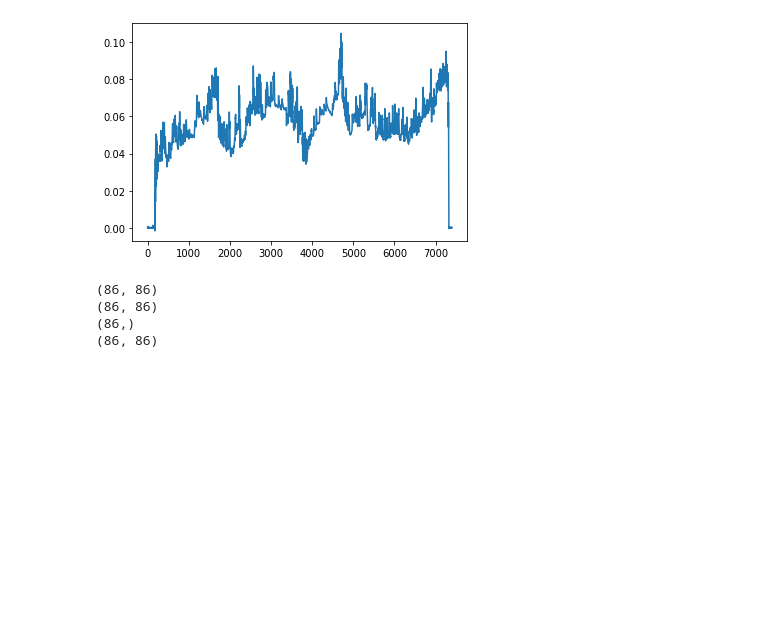
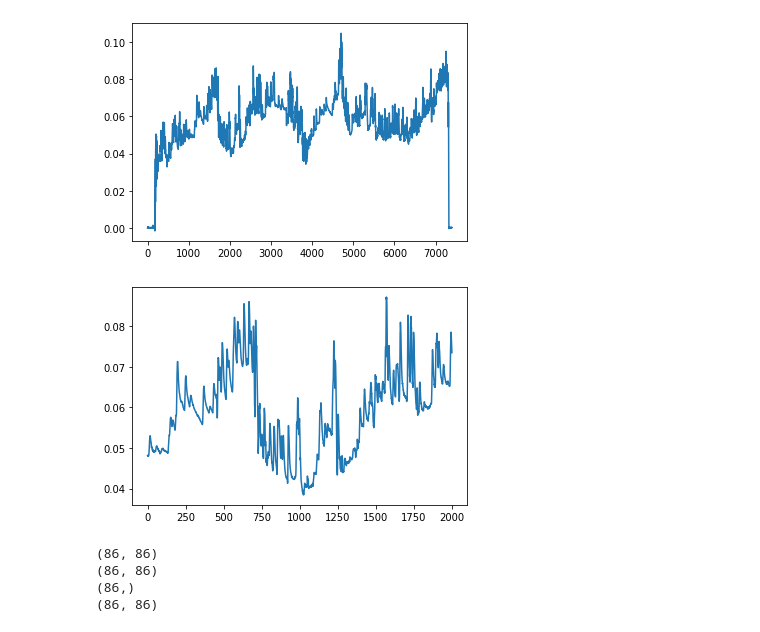
Before and after one commit to DigitalBiomarkerDiscoveryPipeline/Data-Compression-Toolbox, a Jupyter notebook: Baiying/code_m1-eda.ipynb, the cells around one changed output. Drawn from its saved outputs; the diff is of its cells as text; code cells hidden in the pictures; blank space fills up the shorter version.

```diff
--- a/Baiying/code_m1-eda.ipynb
+++ b/Baiying/code_m1-eda.ipynb
@@ -152,6 +152,11 @@ plt.plot(resampled_signal)
 plt.show()
 # %% [output]
 [figure]
+# %%
+plt.plot(resampled_signal[1000:3000])
+plt.show()
+# %% [output]
+[figure, added]
 # %%
 from scipy import linalg
 reshaped_signal = np.reshape(resampled_signal, (86,86))
```
Also changed, not shown: 1 other file.
